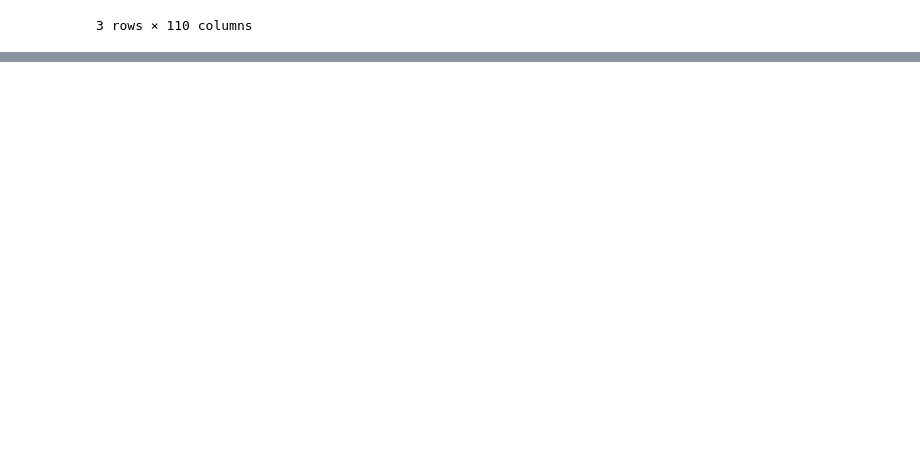
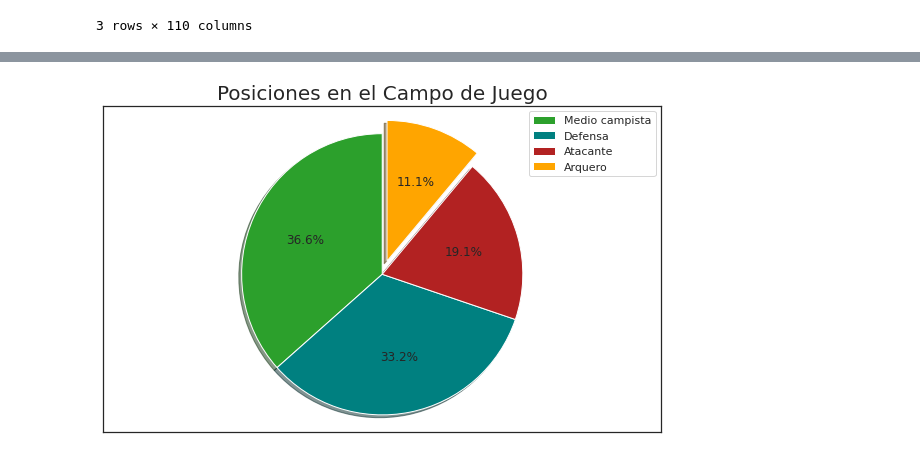
Before and after one commit to argennof/Data_A-V_2022, a Jupyter notebook: Práctico_NoSupervisado_fifa2022_G24.ipynb, the cells around one changed output, grey strips where cells are left out. Drawn from its saved outputs; the diff is of its cells as text; code cells hidden in the pictures; blank space fills up the shorter version.

```diff
--- a/Práctico_NoSupervisado_fifa2022_G24.ipynb
+++ b/Práctico_NoSupervisado_fifa2022_G24.ipynb
@@ -350,0 +103,25 @@ fig = go.Figure(data=data, layout=layout)
+# %%
+# Tipo de jugador - atributos dentro de la variable posicion de jugador:
+DEFENDING = ["CB","LB","LCB","LWB","RB","RCB","RWB"]
+MIDFIELD = ["CAM","CDM","CM","LAM","LCM","LDM","LM","RAM","RCM","RDM","RM"]
+ATTACKING = ["CF","LF","RF","RS","RW","LW","LS","ST"]
+GOALKEEPER = ["GK"]
+
+# almacenando estos en un listado
+main = []
+
+for i in df["player_positions"]:
+    if set(i.split(',')).intersection(DEFENDING):
+        main.append("Defensa")
+
+    elif set(i.split(',')).intersection(MIDFIELD):
+        main.append("Medio campista")
+    elif set(i.split(',')).intersection(ATTACKING):
+        main.append("Atacante")
+    elif set(i.split(',')).intersection(GOALKEEPER):
+        main.append("Arquero")
+    else:
+        main.append(np.nan)
+
+# Incorporando en el conjunto de datos
+df["Main_Position"] = main
@@ -350,0 +143,15 @@ fig = go.Figure(data=data, layout=layout)
+# %%
+labels  = df["Main_Position"].value_counts().index
+sizes   = df["Main_Position"].value_counts().values
+explode = (0,0,0,0.1)
+plt.figure(figsize=(10,6))
+plt.pie(x=sizes,explode=explode,autopct='%1.1f%%',shadow=True,
+        startangle=90, frame=True,colors=["tab:green","teal","firebrick","orange"])
+plt.axis('equal')
+plt.legend(labels)
+plt.title("Posiciones en el Campo de Juego",fontsize=20)
+plt.xticks([])
+plt.yticks([])
+plt.show()
+# %% [output]
+[figure, added]
```
Also changed, not shown: parts of 96 cells of this notebook.
